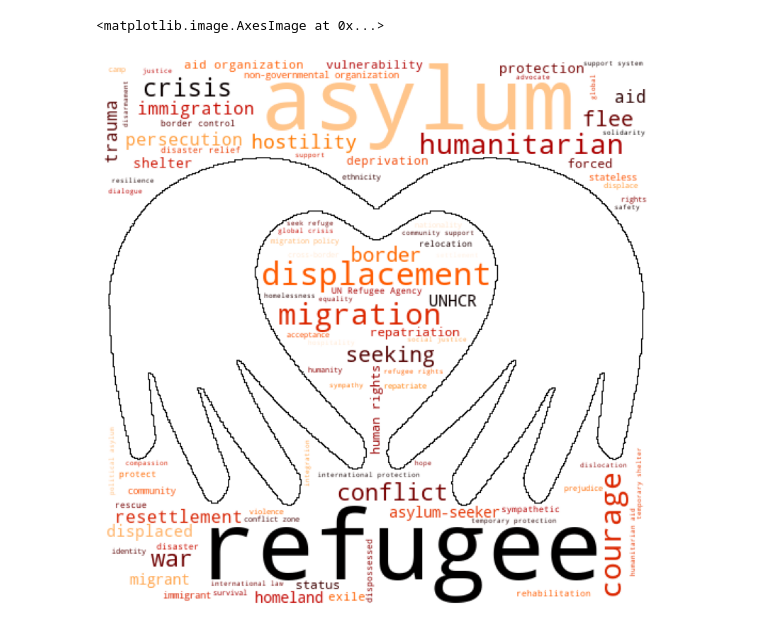
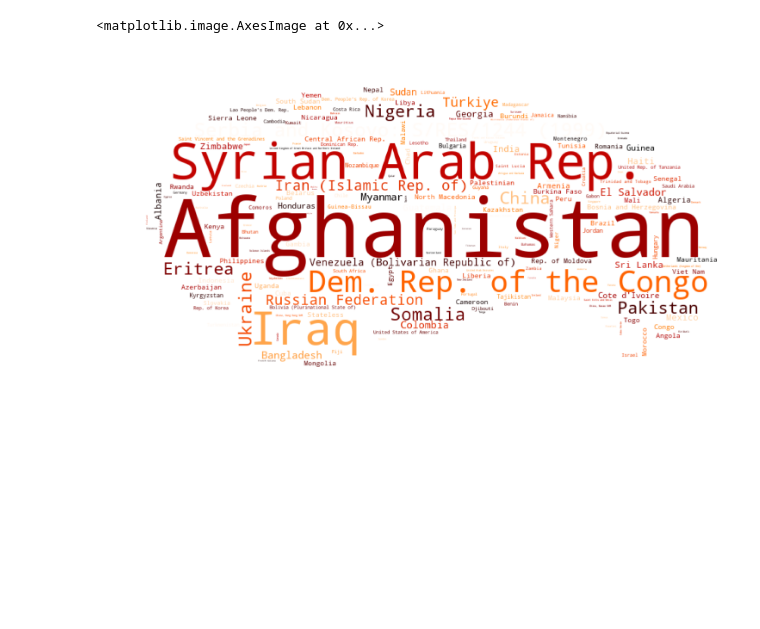
Before and after one commit to IoanaCretuAndrei/Refugee-flow-study, a Jupyter notebook: wordcloud.ipynb, the cells around one changed output. Cells and saved outputs as stored; diff of their text form; code cells hidden in the pictures; blank space fills up the shorter version.

```diff
--- a/wordcloud.ipynb
+++ b/wordcloud.ipynb
@@ -109,12 +7,19 @@ word_dict = {
+# %%
+df = pd.read_csv(r'C:\Users\ioana\OneDrive\Escritorio\Entorno10\Refugee_project_study\Refugees-flow-study-project\Data\asylum_decisions.csv')
+# %%
+#agrupar por pais, por año, y sumar decisiones totales
+df1 = df.groupby(['Country of origin'])[ 'Total decisions'].sum()
+#eliminar unknown del index
+df1 = df1[df1.index.str.strip() != 'Unknown']
 # %%
-mask = np.array(Image.open(r'C:\Users\ioana\OneDrive\Escritorio\Entorno10\Refugee_project_study\Refugees-flow-study-project\Data\heart2.png'))
+mask = np.array(Image.open(r'C:\Users\ioana\OneDrive\Escritorio\Entorno10\Refugee_project_study\Refugees-flow-study-project\Data\amorfo.png'))
 
-wc = WordCloud(width=600, height=1000, mask = mask , contour_color='black', contour_width=0.01, background_color='white', colormap='gist_heat_r', max_font_size=150, min_font_size=1 )
-wc.generate_from_frequencies(frequencies=word_dict)
+wc = WordCloud(width=600, height=1000, mask = mask , contour_color='black', contour_width=0.0, background_color='white', colormap='gist_heat_r', max_font_size=150, min_font_size=1 )
+wc.generate_from_frequencies(frequencies=df1)
 plt.figure( figsize=(20,10) )
 plt.axis('off')
 plt.imshow(wc)
 # %% [output]
 <matplotlib.image.AxesImage at 0x...>
-[figure, old version]
+[figure, new version]
 # %%
```
Also changed, not shown: parts of 1 cell of this notebook, 1 other file.
